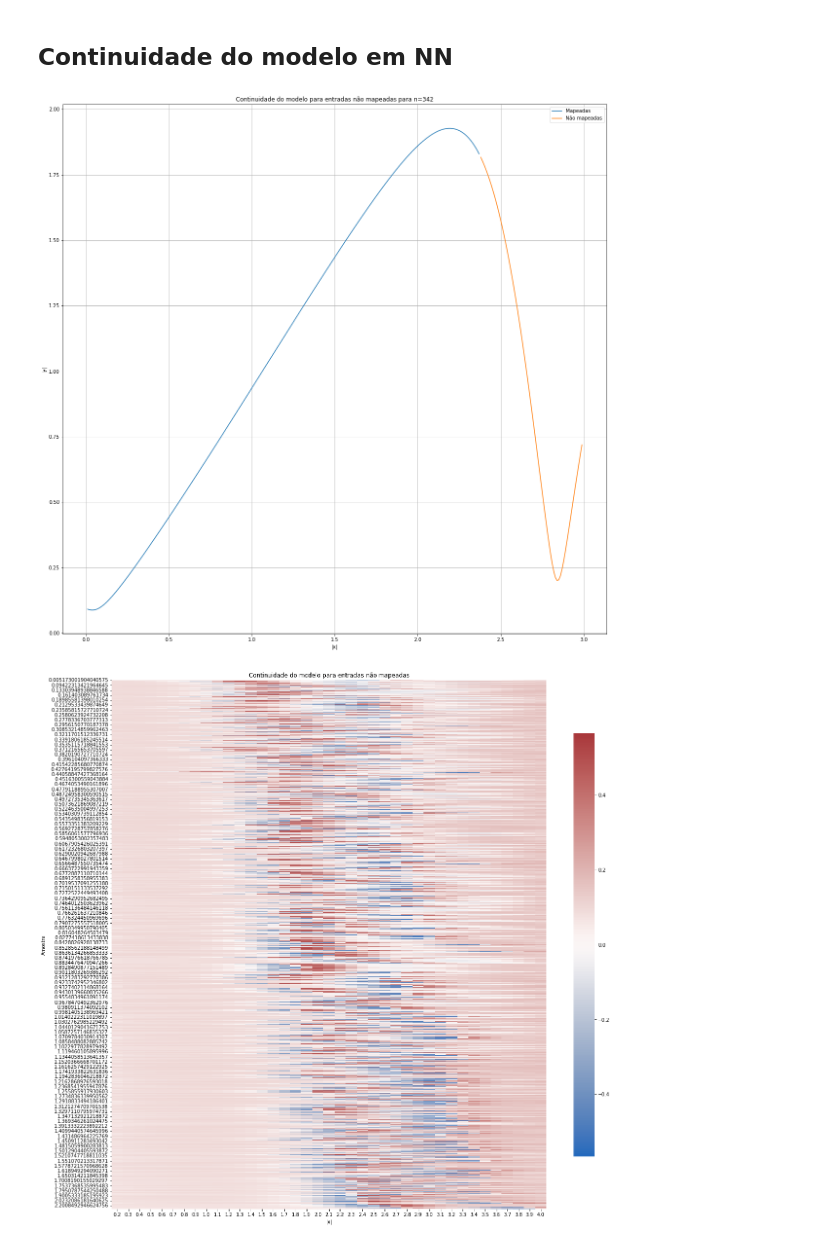
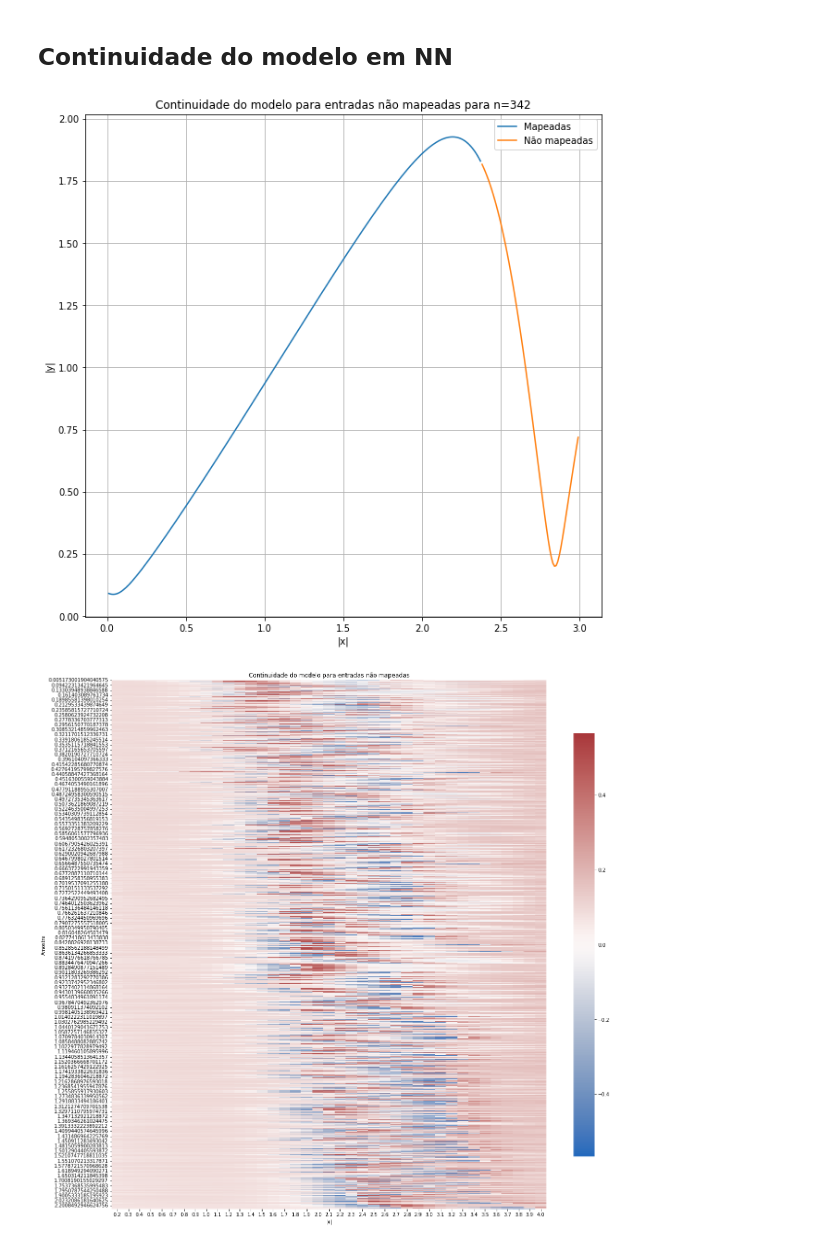
Before and after one commit to CaioMizerkowski/TCC, a Jupyter notebook: nb/parteB.ipynb, the cells around one changed output. Cells and saved outputs as stored; diff of their text form; code cells hidden in the pictures.

```diff
--- a/nb/parteB.ipynb
+++ b/nb/parteB.ipynb
@@ -508,18 +508,18 @@ for amplitude in range(1,300,1):
     ylist.append(y0)
 mapping = ['Mapeadas' if np.abs(x_)<=np.abs(x.max()) else 'Não mapeadas' for x_ in xlist]
 # %%
-plt.figure(figsize=(20,20))
+plt.figure(figsize=(10,10))
 xlist = np.array(xlist).reshape(-1,)
 ylist = np.array(ylist).reshape(-1,)
 sns.lineplot(x=np.abs(xlist), y=np.abs(ylist), color='red', hue=mapping)
 plt.title(f'Continuidade do modelo para entradas não mapeadas para n={n}')
 plt.xlabel('|x|')
 plt.ylabel('|y|')
 plt.grid()
 plt.show()
 plt.close()
 # %% [output]
-[figure, old version]
+[figure, new version]
 # %%
 # Teste de curva
 r_model = partial(run_model, model=model, M=M)
```
Also changed, not shown: parts of 2 cells of this notebook, 2 other files.
